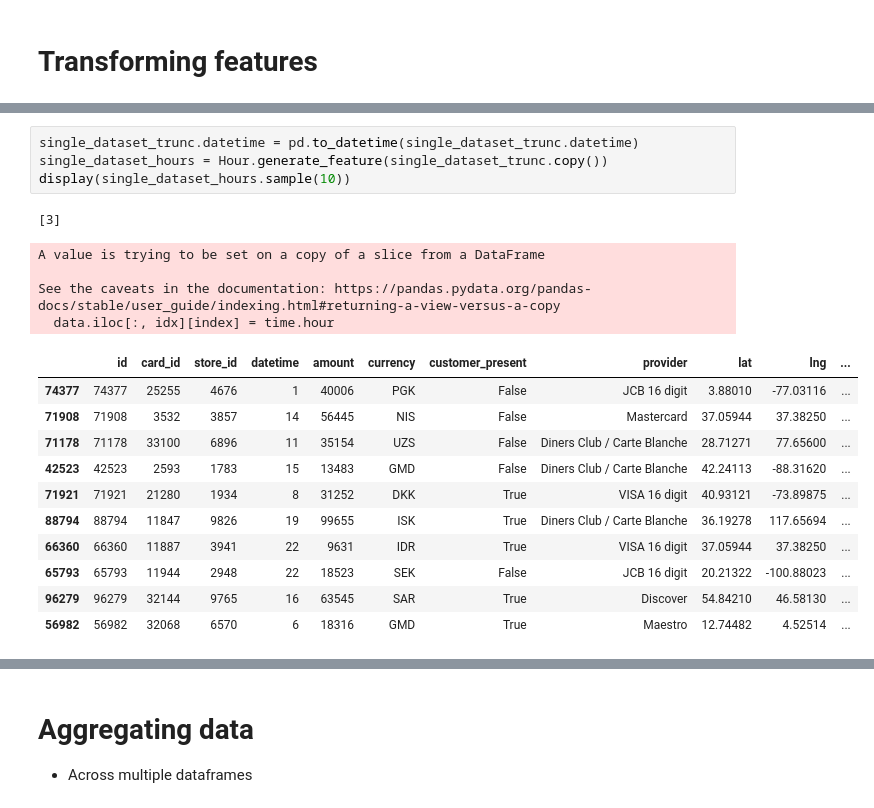
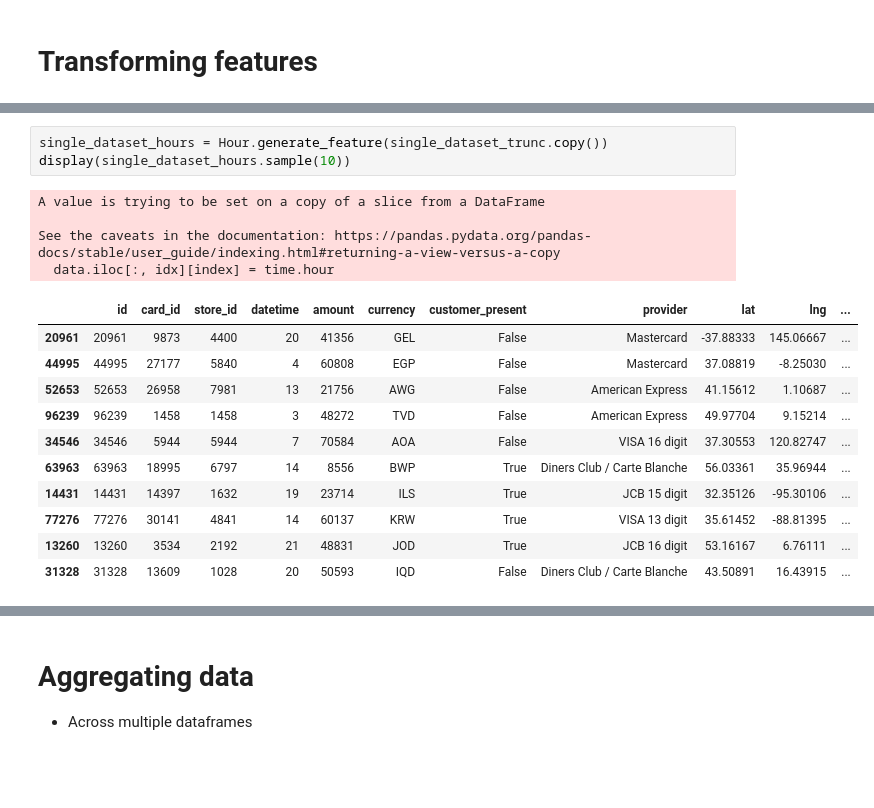
Before and after one commit to johnbridstrup/ml_tools, a Jupyter notebook: demo.ipynb, the cells around one changed output, grey strips where cells are left out. Saved outputs shown, nothing was run; the diff lists cells and outputs as text; blank space fills up the shorter version.

```diff
--- a/demo.ipynb
+++ b/demo.ipynb
@@ -25,21 +31,19 @@ single_dataset_trunc = single_dataset.sample(200)
 # %%
-single_dataset_trunc.datetime = pd.to_datetime(single_dataset_trunc.datetime)
 single_dataset_hours = Hour.generate_feature(single_dataset_trunc.copy())
 display(single_dataset_hours.sample(10))
 # %% [output]
-[3]
+A value is trying to be set on a copy of a slice from a DataFrame
+
+See the caveats in the documentation: https://pandas.pydata.org/pandas-docs/stable/user_guide/indexing.html#returning-a-view-versus-a-copy
+  data.iloc[:, idx][index] = time.hour
-A value is trying to be set on a copy of a slice from a DataFrame
-
-See the caveats in the documentation: https://pandas.pydata.org/pandas-docs/stable/user_guide/indexing.html#returning-a-view-versus-a-copy
-  data.iloc[:, idx][index] = time.hour
 |  | id | card_id | store_id | datetime | amount | currency | customer_present | provider | lat | lng | ... |
-| 74377 | 74377 | 25255 | 4676 | 1 | 40006 | PGK | False | JCB 16 digit | 3.88010 | -77.03116 | ... |
-| 71908 | 71908 | 3532 | 3857 | 14 | 56445 | NIS | False | Mastercard | 37.05944 | 37.38250 | ... |
-| 71178 | 71178 | 33100 | 6896 | 11 | 35154 | UZS | False | Diners Club / Carte Blanche | 28.71271 | 77.65600 | ... |
-| 42523 | 42523 | 2593 | 1783 | 15 | 13483 | GMD | False | Diners Club / Carte Blanche | 42.24113 | -88.31620 | ... |
-| 71921 | 71921 | 21280 | 1934 | 8 | 31252 | DKK | True | VISA 16 digit | 40.93121 | -73.89875 | ... |
-| 88794 | 88794 | 11847 | 9826 | 19 | 99655 | ISK | True | Diners Club / Carte Blanche | 36.19278 | 117.65694 | ... |
-| 66360 | 66360 | 11887 | 3941 | 22 | 9631 | IDR | True | VISA 16 digit | 37.05944 | 37.38250 | ... |
-| 65793 | 65793 | 11944 | 2948 | 22 | 18523 | SEK | False | JCB 16 digit | 20.21322 | -100.88023 | ... |
-| 96279 | 96279 | 32144 | 9765 | 16 | 63545 | SAR | True | Discover | 54.84210 | 46.58130 | ... |
-| 56982 | 56982 | 32068 | 6570 | 6 | 18316 | GMD | True | Maestro | 12.74482 | 4.52514 | ... |
+| 20961 | 20961 | 9873 | 4400 | 20 | 41356 | GEL | False | Mastercard | -37.88333 | 145.06667 | ... |
+| 44995 | 44995 | 27177 | 5840 | 4 | 60808 | EGP | False | Mastercard | 37.08819 | -8.25030 | ... |
+| 52653 | 52653 | 26958 | 7981 | 13 | 21756 | AWG | False | American Express | 41.15612 | 1.10687 | ... |
+| 96239 | 96239 | 1458 | 1458 | 3 | 48272 | TVD | False | American Express | 49.97704 | 9.15214 | ... |
+| 34546 | 34546 | 5944 | 5944 | 7 | 70584 | AOA | False | VISA 16 digit | 37.30553 | 120.82747 | ... |
+| 63963 | 63963 | 18995 | 6797 | 14 | 8556 | BWP | True | Diners Club / Carte Blanche | 56.03361 | 35.96944 | ... |
+| 14431 | 14431 | 14397 | 1632 | 19 | 23714 | ILS | True | JCB 15 digit | 32.35126 | -95.30106 | ... |
+| 77276 | 77276 | 30141 | 4841 | 14 | 60137 | KRW | True | VISA 13 digit | 35.61452 | -88.81395 | ... |
+| 13260 | 13260 | 3534 | 2192 | 21 | 48831 | JOD | True | JCB 16 digit | 53.16167 | 6.76111 | ... |
+| 31328 | 31328 | 13609 | 1028 | 20 | 50593 | IQD | False | Diners Club / Carte Blanche | 43.50891 | 16.43915 | ... |
```
Also changed, not shown: parts of 8 cells of this notebook, 3 other files.
